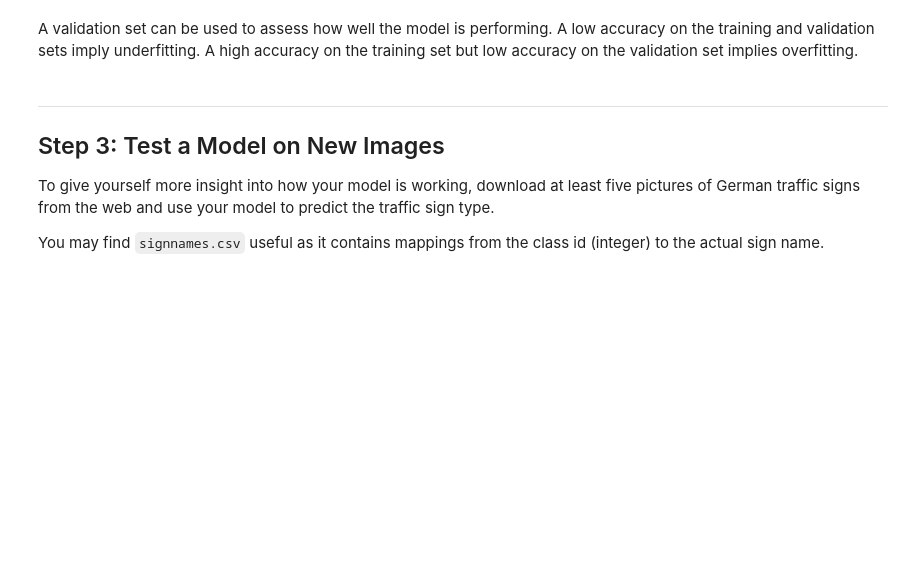
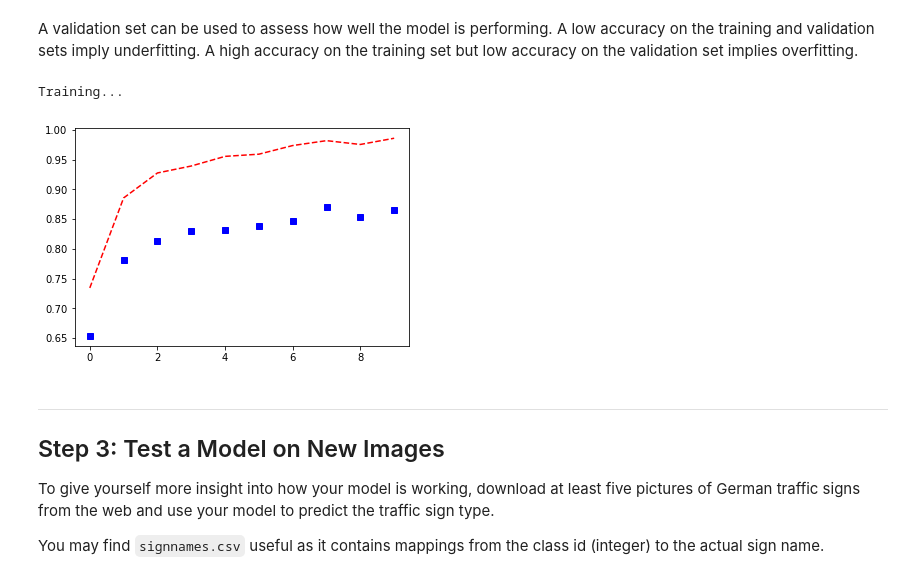
Before and after one commit to manprets/traffic_sign_classifier, a Jupyter notebook: Traffic_Sign_Classifier.ipynb, the cells around one changed output. Saved outputs shown, nothing was run; the diff lists cells and outputs as text; code cells hidden in the pictures; blank space fills up the shorter version.

Commit message:
feat: Implemented model, valid_acc=85%

```diff
--- a/Traffic_Sign_Classifier.ipynb
+++ b/Traffic_Sign_Classifier.ipynb
@@ -292,3 +425,50 @@ sets imply underfitting. A high accuracy on the training set but low accuracy on
+# %%
+correct_prediction = tf.equal(tf.argmax(logits, 1), tf.argmax(one_hot_y, 1))
+accuracy_operation = tf.reduce_mean(tf.cast(correct_prediction, tf.float32))
+saver = tf.train.Saver()
+
+def evaluate(X_data, y_data):
+    num_examples = len(X_data)
+    total_accuracy = 0
+    sess = tf.get_default_session()
+    for offset in range(0, num_examples, BATCH_SIZE):
+        batch_x, batch_y = X_data[offset:offset+BATCH_SIZE], y_data[offset:offset+BATCH_SIZE]
+        accuracy = sess.run(accuracy_operation, feed_dict={x: batch_x, y: batch_y})
+        total_accuracy += (accuracy * len(batch_x))
+    return total_accuracy / num_examples
+# %%
+train_accs = []; train_errs = []
+valid_accs = []; valid_errs = []
+
+with tf.Session() as sess:
+    sess.run(tf.global_variables_initializer())
+    num_examples = len(X_train)
+
+    print("Training...")
+    print()
+    for i in range(EPOCHS):
+        X_train, y_train = shuffle(X_train, y_train)
+        for offset in range(0, num_examples, BATCH_SIZE):
+            end = offset + BATCH_SIZE
+            batch_x, batch_y = X_train[offset:end], y_train[offset:end]
+            sess.run(training_operation, feed_dict={x: batch_x, y: batch_y})
+
+        train_accuracy = evaluate(X_train, y_train)
+        valid_accuracy = evaluate(X_valid, y_valid)
+        print("EPOCH {} \t Training Accuracy = {:.3f} \t Validation Accuracy = {:.3f}".format(i+1,train_accuracy\
+                                                                                             ,valid_accuracy))
+        train_accs.append(train_accuracy); train_errs.append(1-train_accuracy)
+        valid_accs.append(valid_accuracy); valid_errs.append(1-valid_accuracy)
+    saver.save(sess, './lenet')
+    print("Model saved")
+# %% [output]
+Training...
+# %%
+# plot graph of training and validation accuracies
+plt.plot(list(range(10)),train_accs, 'r--', list(range(10)), valid_accs, 'bs')
+fig = plt.gcf()
+# %% [output]
+[figure, added]
 # %% [markdown]
 ---
 
```
Also changed, not shown: parts of 10 cells of this notebook.
